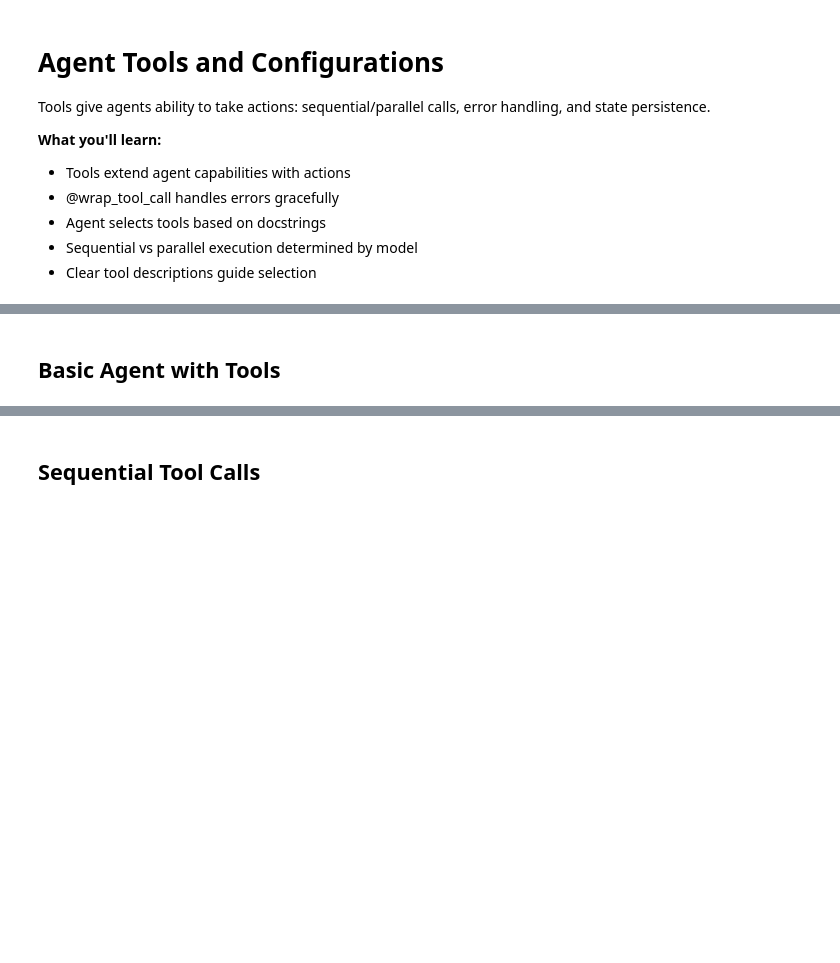
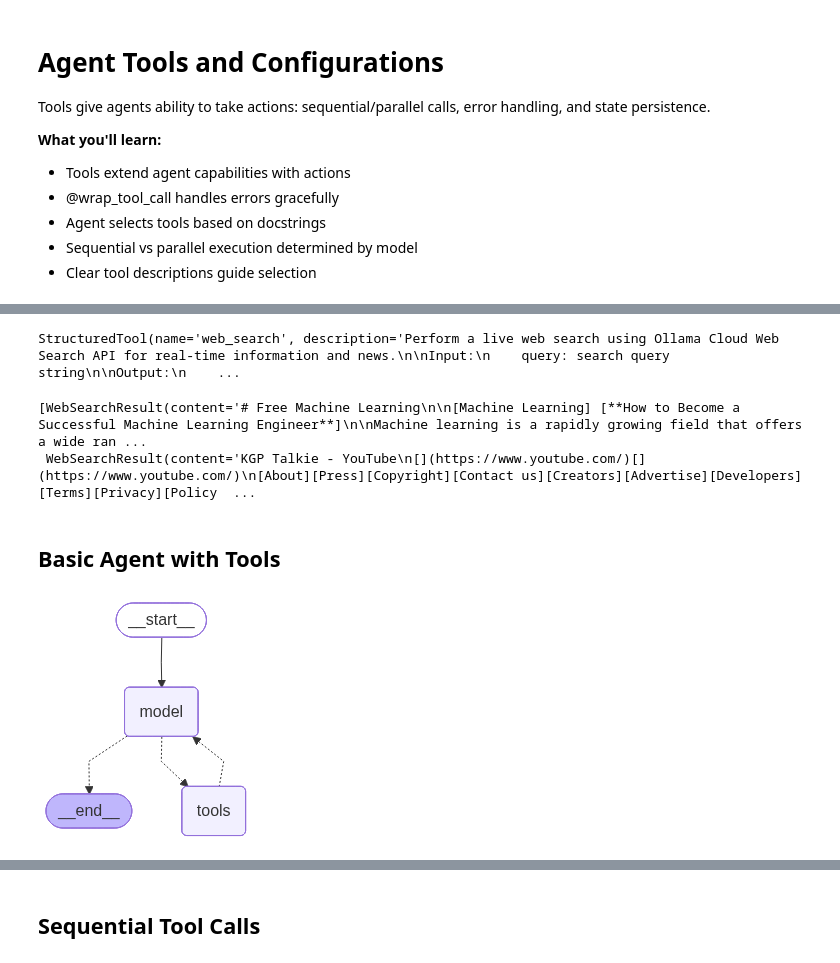
Before and after one commit to laxmimerit/AI-Agent-Projects, a Jupyter notebook: 02 Agent Fundamentals/02 agent_tools_and_configurations.ipynb, the cells around one changed output, grey strips where cells are left out. Drawn from its saved outputs; the diff is of its cells as text; code cells hidden in the pictures; blank space fills up the shorter version.

Commit message:
agent tool calls done

```diff
--- a/02 Agent Fundamentals/02 agent_tools_and_configurations.ipynb
+++ b/02 Agent Fundamentals/02 agent_tools_and_configurations.ipynb
@@ -33,0 +34,4 @@ base_tools.web_search.description
+# %%
+base_tools.web_search
+# %% [output]
+StructuredTool(name='web_search', description='Perform a live web search using Ollama Cloud Web Search API for real-time information and news.\n\nInput:\n    query: search query string\n\nOutput:\n    ...
@@ -33,0 +42,5 @@ base_tools.web_search.description
+# %%
+response
+# %% [output]
+[WebSearchResult(content='# Free Machine Learning\n\n[Machine Learning] [**How to Become a Successful Machine Learning Engineer**]\n\nMachine learning is a rapidly growing field that offers a wide ran ...
+ WebSearchResult(content='KGP Talkie - YouTube\n[](https://www.youtube.com/)[](https://www.youtube.com/)\n[About][Press][Copyright][Contact us][Creators][Advertise][Developers][Terms][Privacy][Policy  ...
@@ -34,13 +49,11 @@ base_tools.web_search.description
 # %% [markdown]
 ## Basic Agent with Tools
 # %%
-agent = create_agent(
-    model=model,
-    tools=[base_tools.web_search, base_tools.get_weather]
-)
+agent = create_agent(model=model,
+                     tools=[base_tools.web_search, base_tools.get_weather],
+                     system_prompt='You are a helpful AI assistant.'
+                     )
 
-response = agent.invoke({
-    'messages': [HumanMessage("What's the weather in Tokyo?")]
-})
-
-response['messages'][-1].text
+agent
+# %% [output]
+[figure, added]
```
Also changed, not shown: parts of 20 cells of this notebook, 1 other file.
